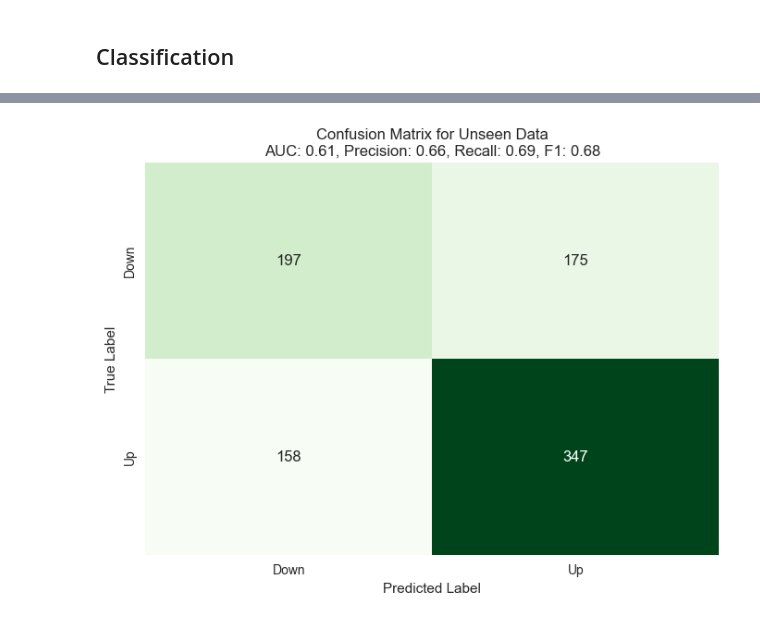
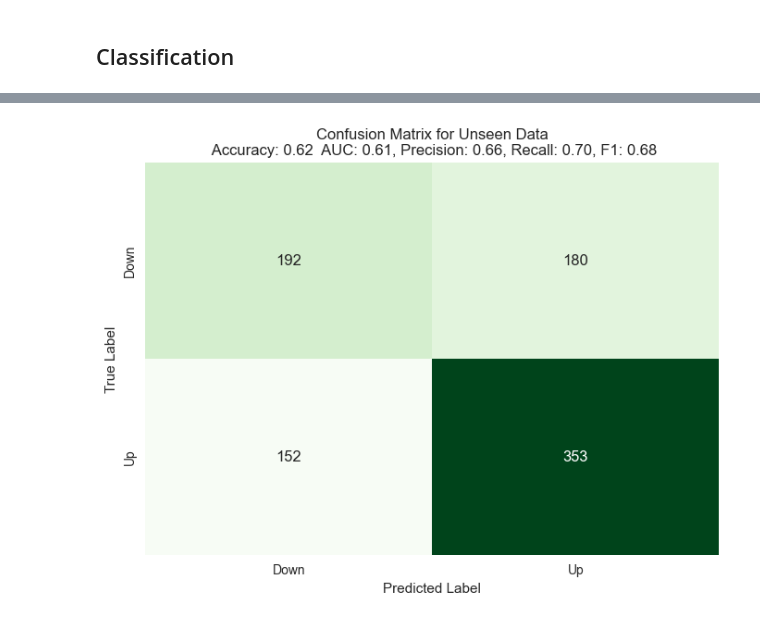
Before and after one commit to DimitriosTagkoulis/AI-Enabled-Stock-Prediction, a Jupyter notebook: Code/Modeling.ipynb, the cells around one changed output, grey strips where cells are left out. Saved outputs shown, nothing was run; the diff lists cells and outputs as text; code cells hidden in the pictures.

Commit message:
Final Modeling

```diff
--- a/Code/Modeling.ipynb
+++ b/Code/Modeling.ipynb
@@ -151,7 +224,7 @@ Original model was better than the tuned model, hence it will be returned. NOTE:
 #blender = blend_models(top_models, choose_better=True, optimize='auc')
 # %%
 # Find the best model of the classification experiment
-best_model=automl(optimize = 'auc')
+best_model=automl(optimize = 'acc')
 # %%
 # Retrain the model with also the test data
 final_model=finalize_model(best_model)
@@ -228,35 +320,36 @@ predictions['Company']=predictions['Company'].map(inverted_company_map)
 # Plot Confussion Matrix for Unseen Data
 # Get the true and predicted labels for the current group
 y_true = predictions['Movement']
 y_pred = predictions['prediction_label']
 
 # Calculate the confusion matrix for the current group
 cm = confusion_matrix(y_true, y_pred)
 
 df_cm = pd.DataFrame(cm)
 
 # Convert the confusion matrix to a DataFrame with appropriate column and row labels
 columns = [inverted_movement_map[i] for i in range(len(inverted_movement_map))]
 df_cm = pd.DataFrame(cm, columns=columns, index=columns)
 
 # Calculate performance metrics for the current group
+acc = accuracy_score(y_true, y_pred)
 auc = roc_auc_score(y_true, y_pred)
 precision = precision_score(y_true, y_pred)
 recall = recall_score(y_true, y_pred)
 f1 = f1_score(y_true, y_pred)
 
 # Create a seaborn heatmap to visualize the confusion matrix
 ax = sns.heatmap(df_cm, annot=True, fmt='d', annot_kws={"size": 12}, cmap='Greens', cbar=False)
 
 # Update the layout of the heatmap to include a title and axis labels
-ax.set_title(f'Confusion Matrix for Unseen Data\nAUC: {auc:.2f}, Precision: {precision:.2f}, Recall: {recall:.2f}, F1: {f1:.2f}')
+ax.set_title(f'Confusion Matrix for Unseen Data\n Accuracy: {acc:.2f}  AUC: {auc:.2f}, Precision: {precision:.2f}, Recall: {recall:.2f}, F1: {f1:.2f}')
 ax.set_xlabel('Predicted Label')
 ax.set_ylabel('True Label')
 
 # Show the heatmap
 plt.show()
 # %% [output]
-[figure, old version]
+[figure, new version]
 # %%
 sbgrp_performance(predictions, 'Company', inverted_movement_map)
 # %% [output]
```
Also changed, not shown: parts of 15 cells of this notebook.
